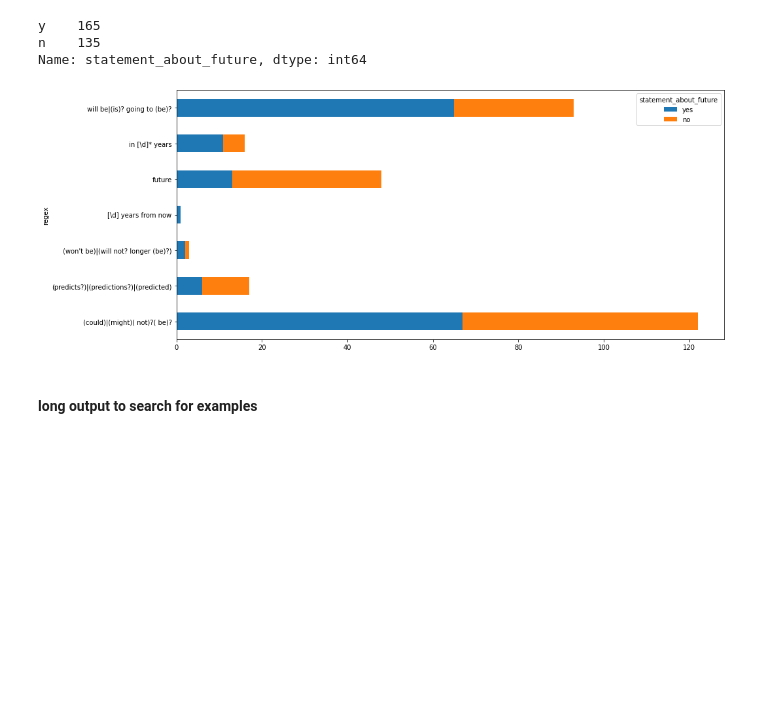
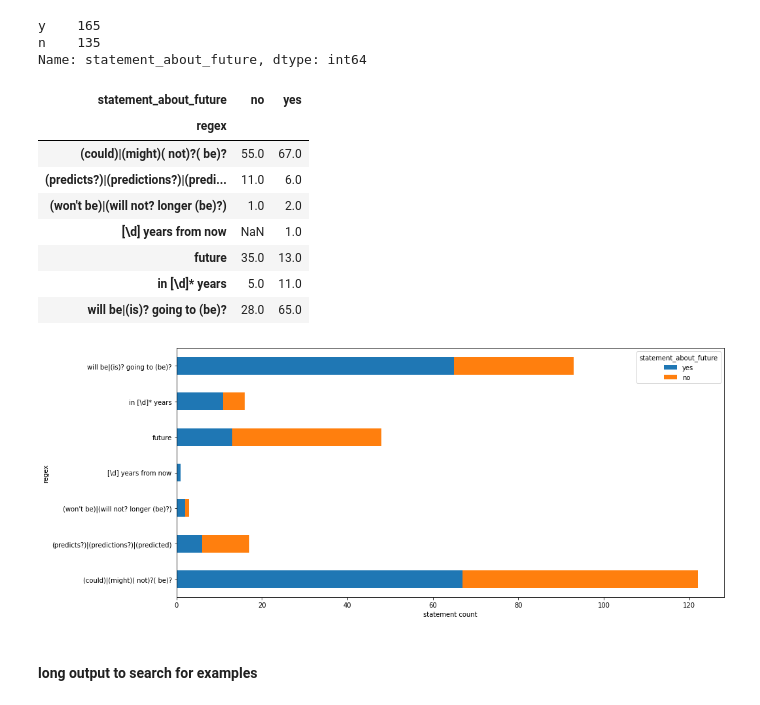
Before and after one commit to 3LL3RM4NN/bdlt_project_the_prophets, a Jupyter notebook: visualisation.ipynb, the cells around one changed output. Saved outputs shown, nothing was run; the diff lists cells and outputs as text; code cells hidden in the pictures; blank space fills up the shorter version.

```diff
--- a/visualisation.ipynb
+++ b/visualisation.ipynb
@@ -93,10 +97,23 @@ statement_quality_data['regex'].replace(regex_mapping, inplace=True)
 statement_quality_data['statement_about_future'].replace({'y': 'yes', 'n': 'no'}, inplace=True)
 statement_regex_data = statement_quality_data.groupby(['regex', 'statement_about_future'])['regex'].count().unstack('statement_about_future')
 
-ax = statement_regex_data[['yes','no']].plot(kind='barh', stacked=True, figsize=(15,7))
-ax.figure.savefig('plots/regex_count.png', bbox_inches='tight')
+statement_regex_data
 # %% [output]
-[figure, removed]
+| statement_about_future | no | yes |
+| regex |  |  |
+| (could)|(might)( not)?( be)? | 55.0 | 67.0 |
+| (predicts?)|(predictions?)|(predi... | 11.0 | 6.0 |
+| (won't be)|(will not? longer (be)?) | 1.0 | 2.0 |
+| [\d] years from now | NaN | 1.0 |
+| future | 35.0 | 13.0 |
+| in [\d]* years | 5.0 | 11.0 |
+| will be|(is)? going to (be)? | 28.0 | 65.0 |
+# %%
+ax = statement_regex_data[['yes','no']].plot(kind='barh', stacked=True, figsize=(15,7))
+ax.set_xlabel('statement count')
+ax.figure.savefig('plots/regex_count.png', bbox_inches='tight')
+# %% [output]
+[figure, added]
 # %% [markdown]
 #### long output to search for examples
 # %%
```
Also changed, not shown: parts of 23 cells of this notebook, 7 other files.
